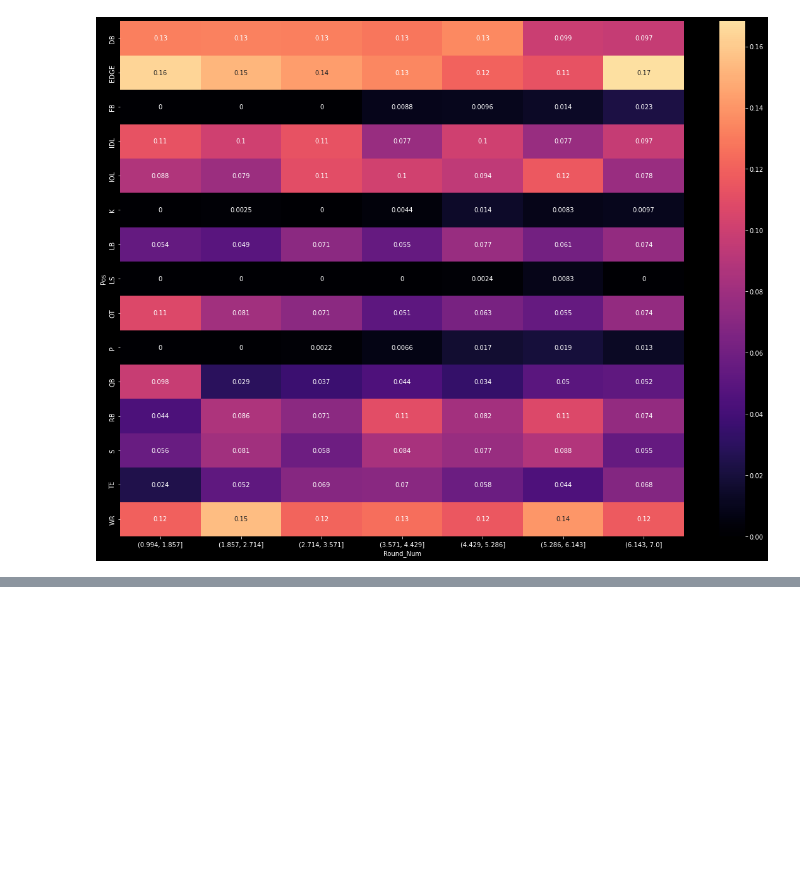
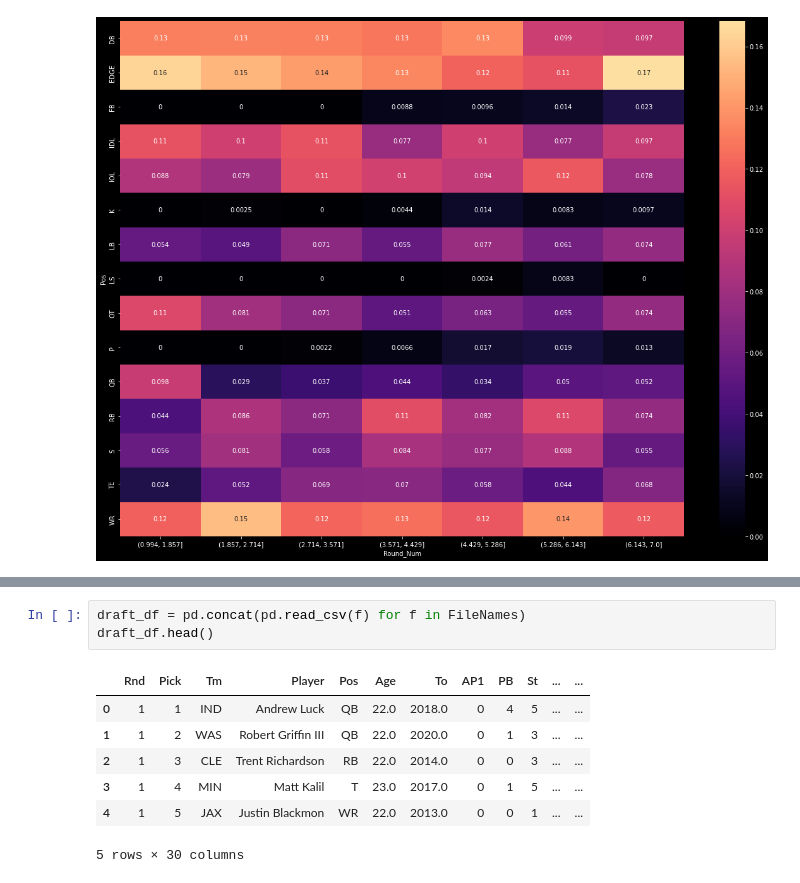
Before and after one commit to Domgraz/NFL_Combine_Draft_EDA, a Jupyter notebook: NFL_Draft.ipynb, the cells around one changed output, grey strips where cells are left out. Cells and saved outputs as stored; diff of their text form; blank space fills up the shorter version.

```diff
--- a/NFL_Draft.ipynb
+++ b/NFL_Draft.ipynb
@@ -479,0 +505,11 @@ Reshape your data either using array.reshape(-1, 1) if your data has a single fe
+# %%
+draft_df = pd.concat(pd.read_csv(f) for f in FileNames)
+draft_df.head()
+# %% [output]
+|  | Rnd | Pick | Tm | Player | Pos | Age | To | AP1 | PB | St | ... | ... |
+| 0 | 1 | 1 | IND | Andrew Luck | QB | 22.0 | 2018.0 | 0 | 4 | 5 | ... | ... |
+| 1 | 1 | 2 | WAS | Robert Griffin III | QB | 22.0 | 2020.0 | 0 | 1 | 3 | ... | ... |
+| 2 | 1 | 3 | CLE | Trent Richardson | RB | 22.0 | 2014.0 | 0 | 0 | 3 | ... | ... |
+| 3 | 1 | 4 | MIN | Matt Kalil | T | 23.0 | 2017.0 | 0 | 1 | 5 | ... | ... |
+| 4 | 1 | 5 | JAX | Justin Blackmon | WR | 22.0 | 2013.0 | 0 | 0 | 1 | ... | ... |
+5 rows × 30 columns
```
Also changed, not shown: parts of 14 cells of this notebook, 14 other files.
